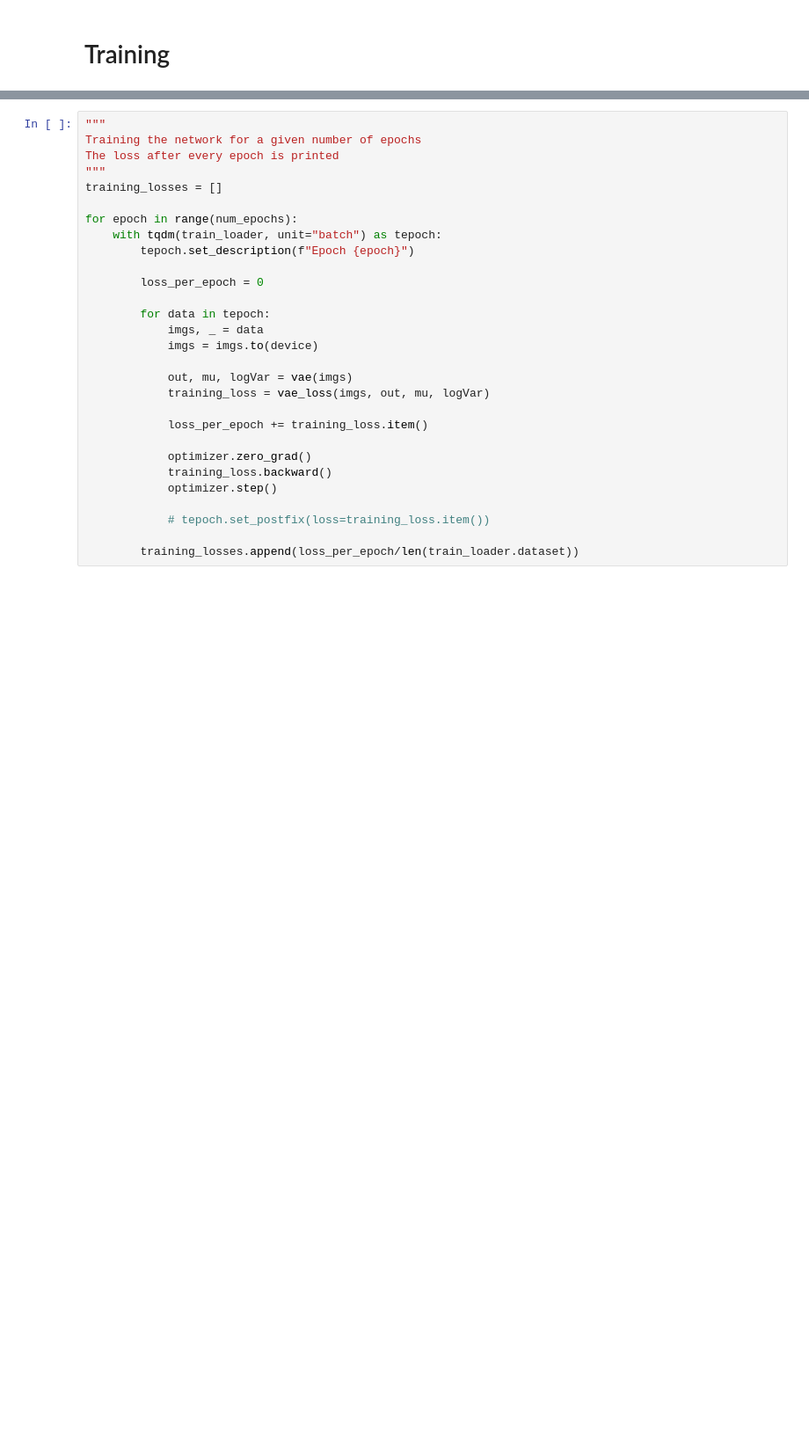
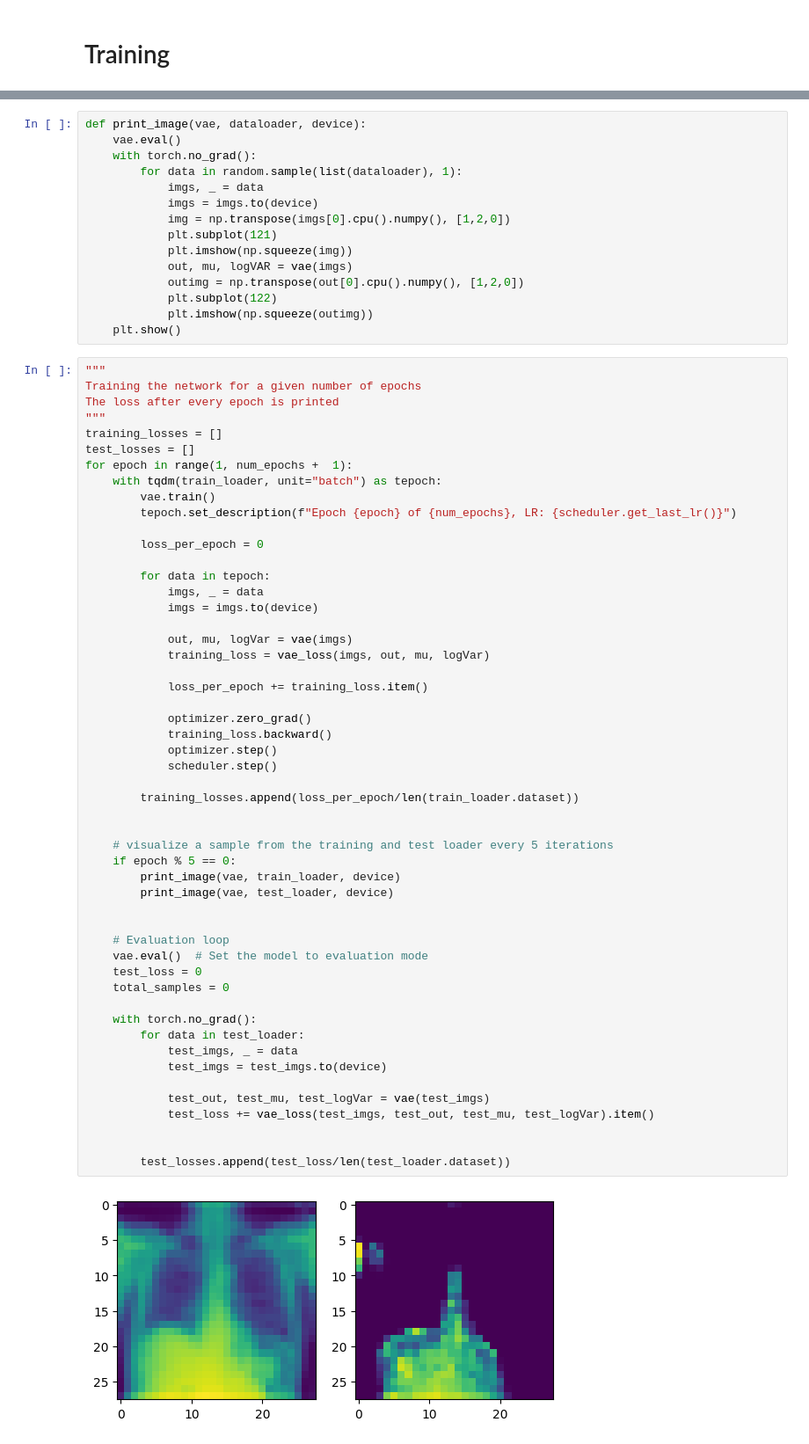
Before and after one commit to bjarnege/VAE-based-Medical-Image-Generator, a Jupyter notebook: src/vae_based_medical_image_generator/notebooks/training.ipynb, the cells around one changed output, grey strips where cells are left out. Shown: that part at 88% size. Cells and saved outputs as stored; diff of their text form; blank space fills up the shorter version.

```diff
--- a/src/vae_based_medical_image_generator/notebooks/training.ipynb
+++ b/src/vae_based_medical_image_generator/notebooks/training.ipynb
@@ -43,30 +48,69 @@ Using downloaded and verified file: /home/leon/.medmnist/organamnist.npz
+# %%
+def print_image(vae, dataloader, device):
+    vae.eval()
+    with torch.no_grad():
+        for data in random.sample(list(dataloader), 1):
+            imgs, _ = data
+            imgs = imgs.to(device)
+            img = np.transpose(imgs[0].cpu().numpy(), [1,2,0])
+            plt.subplot(121)
+            plt.imshow(np.squeeze(img))
+            out, mu, logVAR = vae(imgs)
+            outimg = np.transpose(out[0].cpu().numpy(), [1,2,0])
+            plt.subplot(122)
+            plt.imshow(np.squeeze(outimg))
+    plt.show()
 # %%
 """
 Training the network for a given number of epochs
 The loss after every epoch is printed
 """
 training_losses = []
-
-for epoch in range(num_epochs):
+test_losses = []
+for epoch in range(1, num_epochs +  1):
     with tqdm(train_loader, unit="batch") as tepoch:
-        tepoch.set_description(f"Epoch {epoch}")
+        vae.train()
+        tepoch.set_description(f"Epoch {epoch} of {num_epochs}, LR: {scheduler.get_last_lr()}")
 
         loss_per_epoch = 0
 
         for data in tepoch:
             imgs, _ = data
             imgs = imgs.to(device)
 
             out, mu, logVar = vae(imgs)
             training_loss = vae_loss(imgs, out, mu, logVar)
 
             loss_per_epoch += training_loss.item()
 
             optimizer.zero_grad()
             training_loss.backward()
             optimizer.step()
-
-            # tepoch.set_postfix(loss=training_loss.item())
+            scheduler.step()
 
         training_losses.append(loss_per_epoch/len(train_loader.dataset))
+
+
+    # visualize a sample from the training and test loader every 5 iterations
+    if epoch % 5 == 0:
+        print_image(vae, train_loader, device)
+        print_image(vae, test_loader, device)
+
+
+    # Evaluation loop
+    vae.eval()  # Set the model to evaluation mode
+    test_loss = 0
+    total_samples = 0
+
+    with torch.no_grad():
+        for data in test_loader:
+            test_imgs, _ = data
+            test_imgs = test_imgs.to(device)
+
+            test_out, test_mu, test_logVar = vae(test_imgs)
+            test_loss += vae_loss(test_imgs, test_out, test_mu, test_logVar).item()
+
+
+        test_losses.append(test_loss/len(test_loader.dataset))
 # %% [output]
+[figure, added]
```
Also changed, not shown: parts of 6 cells of this notebook, 1 other file.
